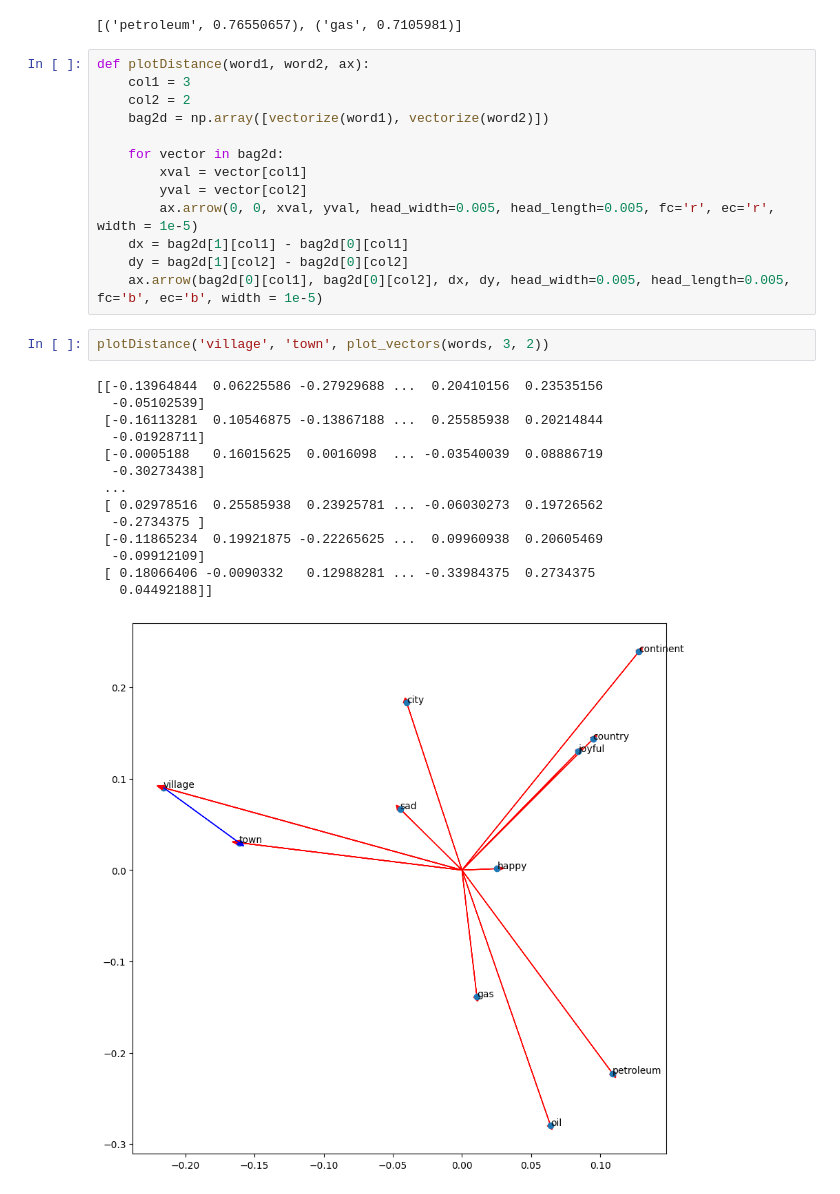
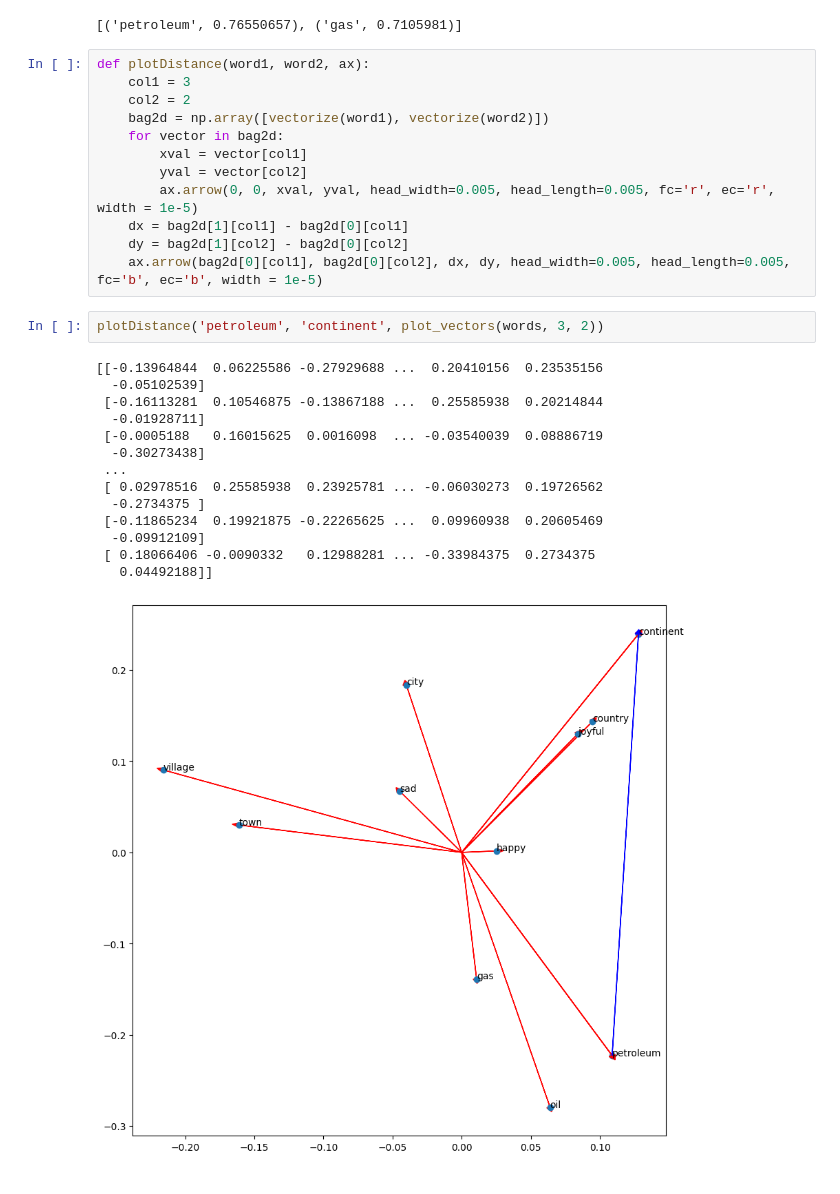
Before and after one commit to AdithyaShanker99/NLP, a Jupyter notebook: SentAnalysisVectorSpaceModel.ipynb, the cells around one changed output. Saved outputs shown, nothing was run; the diff lists cells and outputs as text.

```diff
--- a/SentAnalysisVectorSpaceModel.ipynb
+++ b/SentAnalysisVectorSpaceModel.ipynb
@@ -168,7 +168,6 @@ def plotDistance(word1, word2, ax):
     col1 = 3
     col2 = 2
     bag2d = np.array([vectorize(word1), vectorize(word2)])
-
     for vector in bag2d:
         xval = vector[col1]
         yval = vector[col2]
@@ -177,19 +176,19 @@ def plotDistance(word1, word2, ax):
     dy = bag2d[1][col2] - bag2d[0][col2]
     ax.arrow(bag2d[0][col1], bag2d[0][col2], dx, dy, head_width=0.005, head_length=0.005, fc='b', ec='b', width = 1e-5)
 # %%
-plotDistance('village', 'town', plot_vectors(words, 3, 2))
+plotDistance('petroleum', 'continent', plot_vectors(words, 3, 2))
 # %% [output]
 [[-0.13964844  0.06225586 -0.27929688 ...  0.20410156  0.23535156
   -0.05102539]
  [-0.16113281  0.10546875 -0.13867188 ...  0.25585938  0.20214844
   -0.01928711]
  [-0.0005188   0.16015625  0.0016098  ... -0.03540039  0.08886719
   -0.30273438]
  ...
  [ 0.02978516  0.25585938  0.23925781 ... -0.06030273  0.19726562
   -0.2734375 ]
  [-0.11865234  0.19921875 -0.22265625 ...  0.09960938  0.20605469
   -0.09912109]
  [ 0.18066406 -0.0090332   0.12988281 ... -0.33984375  0.2734375
    0.04492188]]
-[figure, old version]
+[figure, new version]
```
Also changed, not shown: parts of 1 cell of this notebook.
